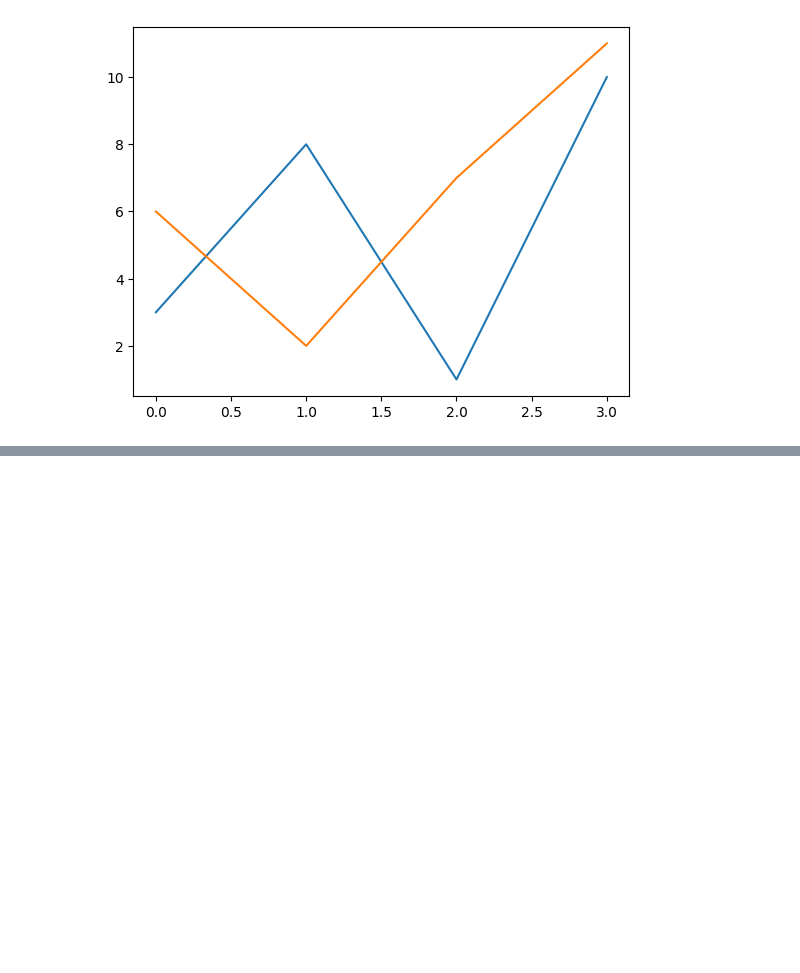
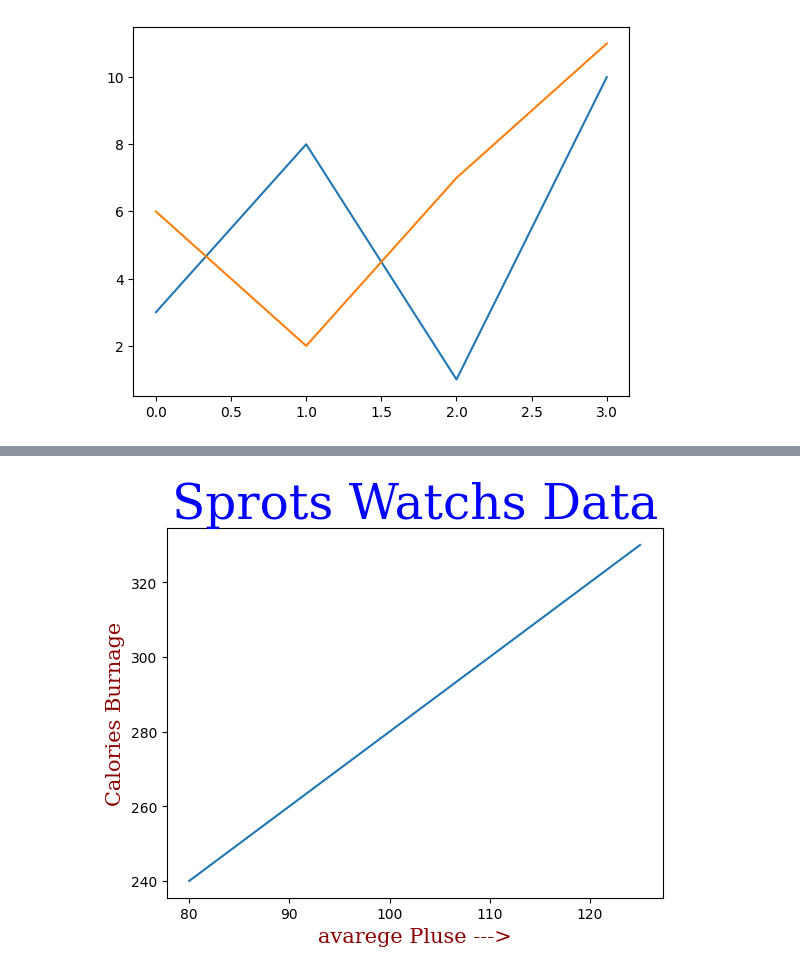
Before and after one commit to 24cseaiml046asutoshpanda-web/lab2_pandas_numpy, a Jupyter notebook: lab4.ipynb, the cells around one changed output, grey strips where cells are left out. Saved outputs shown, nothing was run; the diff lists cells and outputs as text; code cells hidden in the pictures; blank space fills up the shorter version.

```diff
--- a/lab4.ipynb
+++ b/lab4.ipynb
@@ -289,0 +311,14 @@ plt.show()
+# %%
+x = np.array([80, 85, 90, 95, 100, 105, 110, 115, 120, 125])
+y = np.array([240, 250, 260, 270, 280, 290, 300, 310, 320, 330])
+
+plt.plot(x, y)
+font1 = {'family': 'serif', 'color': 'blue', 'size': 35}
+font2 = {'family': 'serif', 'color': 'darkred', 'size': 15}
+
+plt.title("Sprots Watchs Data", fontdict = font1)
+plt.xlabel('avarege Pluse --->', fontdict = font2)
+plt.ylabel('Calories Burnage' , fontdict = font2)
+plt.show()
+# %% [output]
+[figure, added]
```
Also changed, not shown: parts of 16 cells of this notebook.
